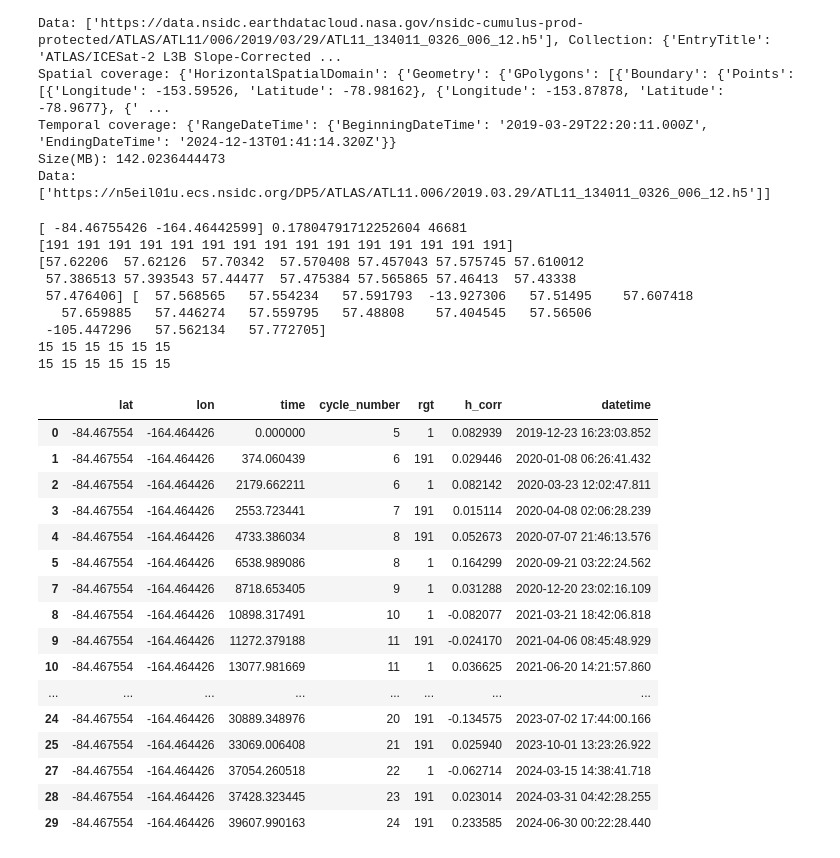
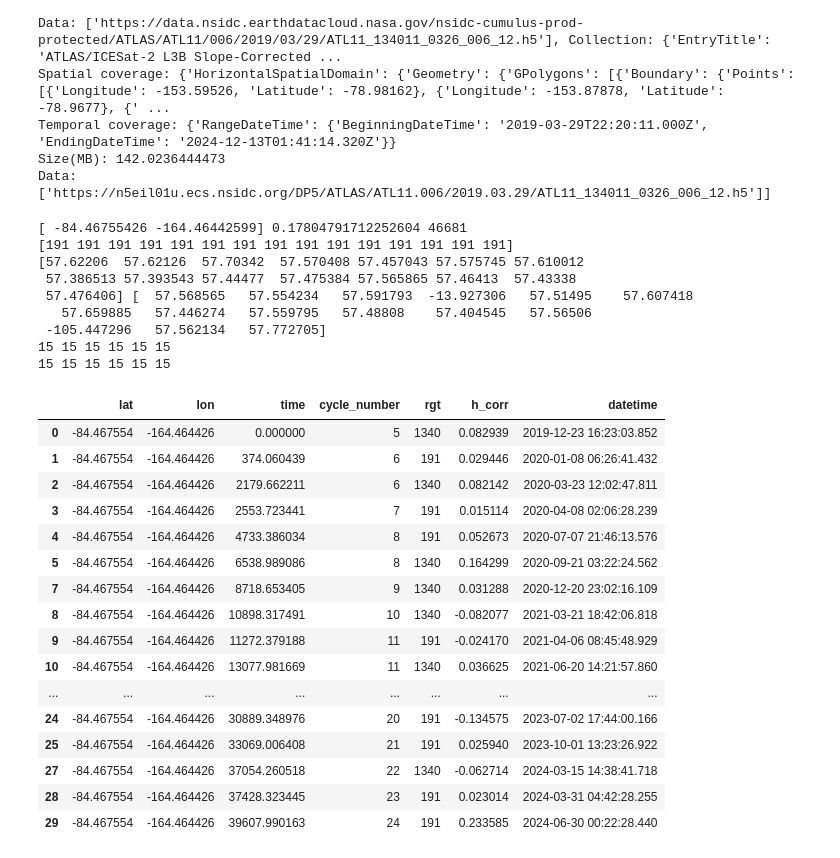
Before and after one commit to zsk4/harmonic-analysis, a Jupyter notebook: notebooks/ha.ipynb, the cells around one changed output. Saved outputs shown, nothing was run; the diff lists cells and outputs as text; code cells hidden in the pictures.

```diff
--- a/notebooks/ha.ipynb
+++ b/notebooks/ha.ipynb
@@ -90,7 +94,7 @@ def residuals(parameters, t, data, periods):
     """
     return tide_model(t, periods, parameters) - data
 # %%
-step = T_swot  # hrs
+step = T_swot // 10  # hrs
 t = np.arange(0, 400 * 24, step)
 t = t + np.random.normal(0, 100, len(t))  # Nonuniform sampling
 periods = [constituents[c] for c in constituents]
@@ -134,7 +138,7 @@ Text(0, 0.5, 'Tide [m]')
 # %%
 t_as_time = pd.date_range(start="2020-01-02T08:50:00", periods=len(t), freq=f"{step}h")
 # Utide analysis
-soln = solve(t_as_time, synthetic_data, lat=-84.2986, method="ols", conf_int="MC")
+soln = solve(t_as_time, synthetic_data, lat=-84.2986, method="ols", conf_int="linear")
 for i, constitutent in enumerate(soln.name):
     print(
         f"Constitutent: {constitutent}, Amplitude: {soln.A[i]}, A_ci: {soln.A_ci[i]} Phase: {soln.g[i]*np.pi/180}, g_ci: {soln.g_ci[i]}"
@@ -267,7 +286,7 @@ mskd_cycle = trk_X["cycle_number"][msk_t]
 
 mskd_lon = np.ones(len(mskd_t)) * mskd_lon
 mskd_lat = np.ones(len(mskd_t)) * mskd_lat
-mskd_rgt = np.ones(len(mskd_t), dtype=int)
+mskd_rgt = np.ones(len(mskd_t), dtype=int) * int(files[0].stem.split("_")[1][:4])
 
 print(mskd_h, mskd_xh)
 print(
@@ -305,47 +324,47 @@ df2 = pd.DataFrame(
         "rgt": mskd_rgt,
         "h_corr": mskd_h,
     }
 )
 df = pd.concat([df1, df2], ignore_index=True)
 df = df.sort_values(by=["time"]).reset_index(drop=True)
 
 df = [df[(df["h_corr"] < 80) & (df["h_corr"] > 30)]]
 df = df[0]
 
 # Remove mean from h_corr
 df["h_corr"] -= df["h_corr"].mean()
 
 # Convert time to hours since first time
 df["datetime"] = df["time"]
 df["time"] = (
     pd.to_datetime(df["time"]) - pd.to_datetime(df["time"].iloc[0])
 ).dt.total_seconds() / SEC_IN_HR
 df
 # %% [output]
 [ -84.46755426 -164.46442599] 0.17804791712252604 46681
 [191 191 191 191 191 191 191 191 191 191 191 191 191 191 191]
 [57.62206  57.62126  57.70342  57.570408 57.457043 57.575745 57.610012
  57.386513 57.393543 57.44477  57.475384 57.565865 57.46413  57.43338
  57.476406] [  57.568565   57.554234   57.591793  -13.927306   57.51495    57.607418
    57.659885   57.446274   57.559795   57.48808    57.404545   57.56506
  -105.447296   57.562134   57.772705]
 15 15 15 15 15 15
 15 15 15 15 15 15
 |  | lat | lon | time | cycle_number | rgt | h_corr | datetime |
-| 0 | -84.467554 | -164.464426 | 0.000000 | 5 | 1 | 0.082939 | 2019-12-23 16:23:03.852 |
+| 0 | -84.467554 | -164.464426 | 0.000000 | 5 | 1340 | 0.082939 | 2019-12-23 16:23:03.852 |
 | 1 | -84.467554 | -164.464426 | 374.060439 | 6 | 191 | 0.029446 | 2020-01-08 06:26:41.432 |
-| 2 | -84.467554 | -164.464426 | 2179.662211 | 6 | 1 | 0.082142 | 2020-03-23 12:02:47.811 |
+| 2 | -84.467554 | -164.464426 | 2179.662211 | 6 | 1340 | 0.082142 | 2020-03-23 12:02:47.811 |
 | 3 | -84.467554 | -164.464426 | 2553.723441 | 7 | 191 | 0.015114 | 2020-04-08 02:06:28.239 |
 | 4 | -84.467554 | -164.464426 | 4733.386034 | 8 | 191 | 0.052673 | 2020-07-07 21:46:13.576 |
-| 5 | -84.467554 | -164.464426 | 6538.989086 | 8 | 1 | 0.164299 | 2020-09-21 03:22:24.562 |
-| 7 | -84.467554 | -164.464426 | 8718.653405 | 9 | 1 | 0.031288 | 2020-12-20 23:02:16.109 |
-| 8 | -84.467554 | -164.464426 | 10898.317491 | 10 | 1 | -0.082077 | 2021-03-21 18:42:06.818 |
+| 5 | -84.467554 | -164.464426 | 6538.989086 | 8 | 1340 | 0.164299 | 2020-09-21 03:22:24.562 |
+| 7 | -84.467554 | -164.464426 | 8718.653405 | 9 | 1340 | 0.031288 | 2020-12-20 23:02:16.109 |
+| 8 | -84.467554 | -164.464426 | 10898.317491 | 10 | 1340 | -0.082077 | 2021-03-21 18:42:06.818 |
 | 9 | -84.467554 | -164.464426 | 11272.379188 | 11 | 191 | -0.024170 | 2021-04-06 08:45:48.929 |
-| 10 | -84.467554 | -164.464426 | 13077.981669 | 11 | 1 | 0.036625 | 2021-06-20 14:21:57.860 |
+| 10 | -84.467554 | -164.464426 | 13077.981669 | 11 | 1340 | 0.036625 | 2021-06-20 14:21:57.860 |
 | ... | ... | ... | ... | ... | ... | ... | ... |
 | 24 | -84.467554 | -164.464426 | 30889.348976 | 20 | 191 | -0.134575 | 2023-07-02 17:44:00.166 |
 | 25 | -84.467554 | -164.464426 | 33069.006408 | 21 | 191 | 0.025940 | 2023-10-01 13:23:26.922 |
-| 27 | -84.467554 | -164.464426 | 37054.260518 | 22 | 1 | -0.062714 | 2024-03-15 14:38:41.718 |
+| 27 | -84.467554 | -164.464426 | 37054.260518 | 22 | 1340 | -0.062714 | 2024-03-15 14:38:41.718 |
 | 28 | -84.467554 | -164.464426 | 37428.323445 | 23 | 191 | 0.023014 | 2024-03-31 04:42:28.255 |
 | 29 | -84.467554 | -164.464426 | 39607.990163 | 24 | 191 | 0.233585 | 2024-06-30 00:22:28.440 |
 # %%
```
Also changed, not shown: parts of 12 cells of this notebook, 3 other files.
